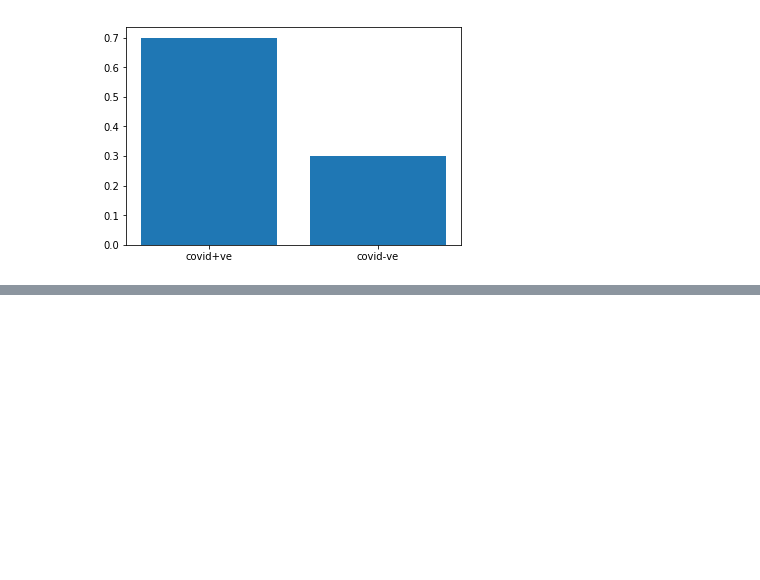
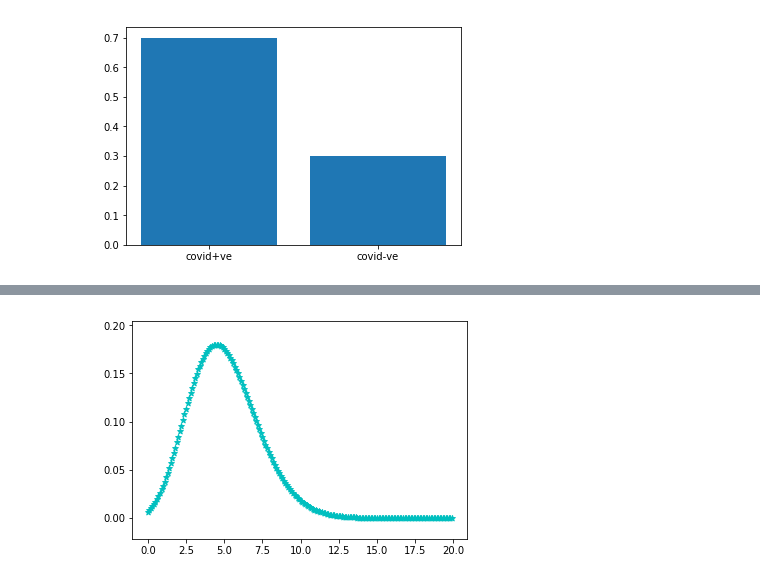
Before and after one commit to imsakshi/Data-Analytics----13-May-2020, a Jupyter notebook: probability and data distributions..ipynb, the cells around one changed output, grey strips where cells are left out. Saved outputs shown, nothing was run; the diff lists cells and outputs as text; code cells hidden in the pictures; blank space fills up the shorter version.

```diff
--- a/probability and data distributions..ipynb
+++ b/probability and data distributions..ipynb
@@ -108,0 +192,7 @@ sample dta --- "part" of data , sample mean xbar, sample variance = s(square)
+# %%
+t = np.arange(0,20,0.1)
+pmf = np.exp(-5) * np.power(5,t)/factorial(t)
+plt.scatter(t,pmf,marker = "*",color = "c")
+plt.show()
+# %% [output]
+[figure, added]
```
Also changed, not shown: parts of 24 cells of this notebook, 2 other files.
